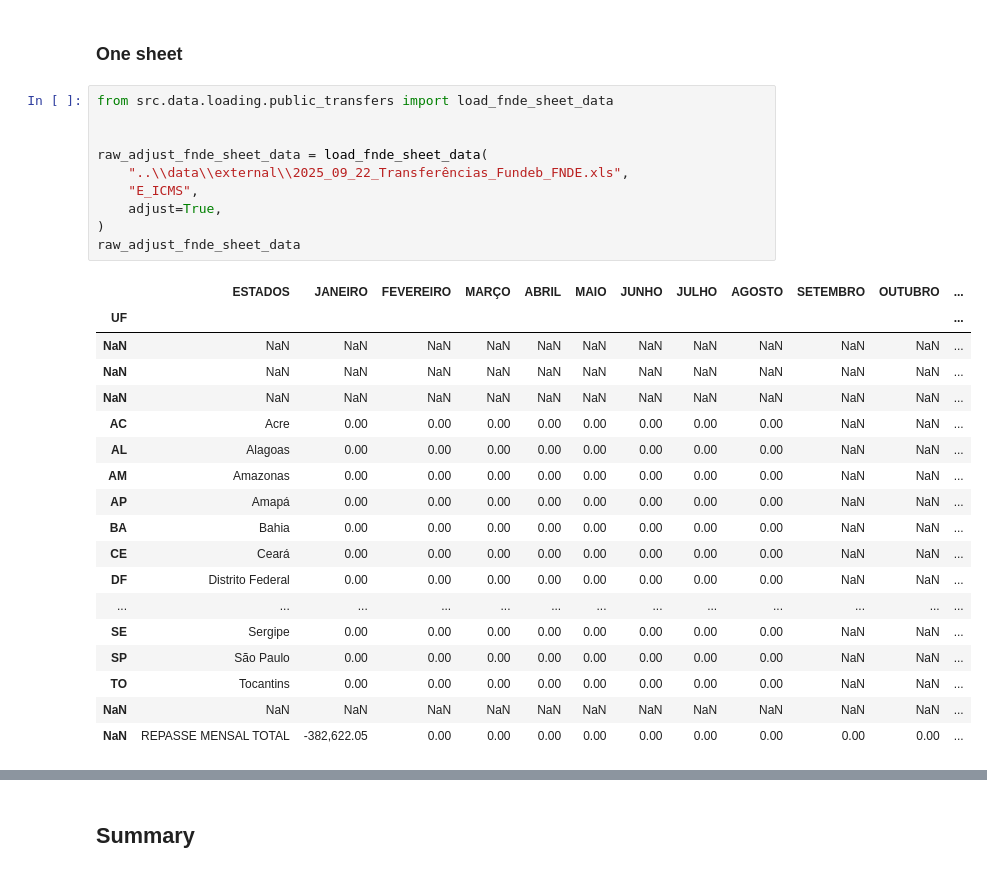
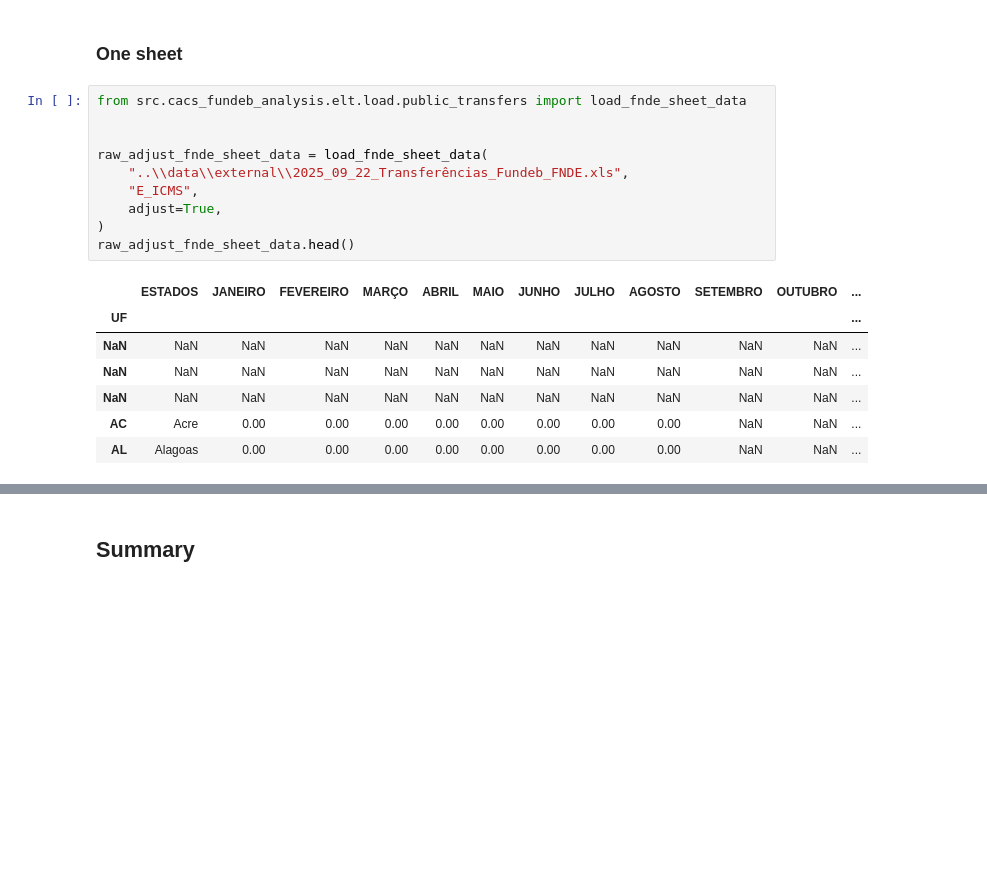
Before and after one commit to adrsb/cacs_fundeb_analysis, a Jupyter notebook: notebooks/00_exploratory_data_analysis.ipynb, the cells around one changed output, grey strips where cells are left out. Cells and saved outputs as stored; diff of their text form; blank space fills up the shorter version.

```diff
--- a/notebooks/00_exploratory_data_analysis.ipynb
+++ b/notebooks/00_exploratory_data_analysis.ipynb
@@ -390,32 +382,21 @@ uf_fnde_data
 # %% [markdown]
 ### One sheet
 # %%
-from src.data.loading.public_transfers import load_fnde_sheet_data
+from src.cacs_fundeb_analysis.elt.load.public_transfers import load_fnde_sheet_data
 
 
 raw_adjust_fnde_sheet_data = load_fnde_sheet_data(
     "..\\data\\external\\2025_09_22_Transferências_Fundeb_FNDE.xls",
     "E_ICMS",
     adjust=True,
 )
-raw_adjust_fnde_sheet_data
+raw_adjust_fnde_sheet_data.head()
 # %% [output]
 |  | ESTADOS | JANEIRO | FEVEREIRO | MARÇO | ABRIL | MAIO | JUNHO | JULHO | AGOSTO | SETEMBRO | OUTUBRO | ... |
 | UF |  |  |  |  |  |  |  |  |  |  |  | ... |
 | NaN | NaN | NaN | NaN | NaN | NaN | NaN | NaN | NaN | NaN | NaN | NaN | ... |
 | NaN | NaN | NaN | NaN | NaN | NaN | NaN | NaN | NaN | NaN | NaN | NaN | ... |
 | NaN | NaN | NaN | NaN | NaN | NaN | NaN | NaN | NaN | NaN | NaN | NaN | ... |
 | AC | Acre | 0.00 | 0.00 | 0.00 | 0.00 | 0.00 | 0.00 | 0.00 | 0.00 | NaN | NaN | ... |
 | AL | Alagoas | 0.00 | 0.00 | 0.00 | 0.00 | 0.00 | 0.00 | 0.00 | 0.00 | NaN | NaN | ... |
-| AM | Amazonas | 0.00 | 0.00 | 0.00 | 0.00 | 0.00 | 0.00 | 0.00 | 0.00 | NaN | NaN | ... |
-| AP | Amapá | 0.00 | 0.00 | 0.00 | 0.00 | 0.00 | 0.00 | 0.00 | 0.00 | NaN | NaN | ... |
-| BA | Bahia | 0.00 | 0.00 | 0.00 | 0.00 | 0.00 | 0.00 | 0.00 | 0.00 | NaN | NaN | ... |
-| CE | Ceará | 0.00 | 0.00 | 0.00 | 0.00 | 0.00 | 0.00 | 0.00 | 0.00 | NaN | NaN | ... |
-| DF | Distrito Federal | 0.00 | 0.00 | 0.00 | 0.00 | 0.00 | 0.00 | 0.00 | 0.00 | NaN | NaN | ... |
-| ... | ... | ... | ... | ... | ... | ... | ... | ... | ... | ... | ... | ... |
-| SE | Sergipe | 0.00 | 0.00 | 0.00 | 0.00 | 0.00 | 0.00 | 0.00 | 0.00 | NaN | NaN | ... |
-| SP | São Paulo | 0.00 | 0.00 | 0.00 | 0.00 | 0.00 | 0.00 | 0.00 | 0.00 | NaN | NaN | ... |
-| TO | Tocantins | 0.00 | 0.00 | 0.00 | 0.00 | 0.00 | 0.00 | 0.00 | 0.00 | NaN | NaN | ... |
-| NaN | NaN | NaN | NaN | NaN | NaN | NaN | NaN | NaN | NaN | NaN | NaN | ... |
-| NaN | REPASSE MENSAL TOTAL | -382,622.05 | 0.00 | 0.00 | 0.00 | 0.00 | 0.00 | 0.00 | 0.00 | 0.00 | 0.00 | ... |
 # %%
```
Also changed, not shown: parts of 25 cells of this notebook, 12 other files.
